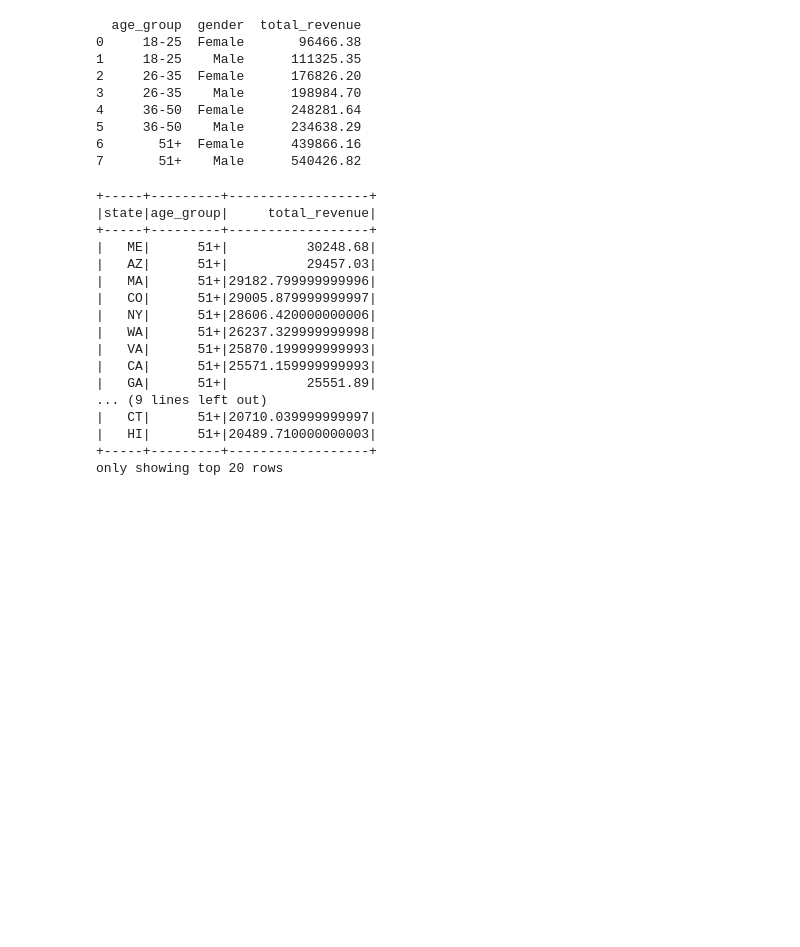
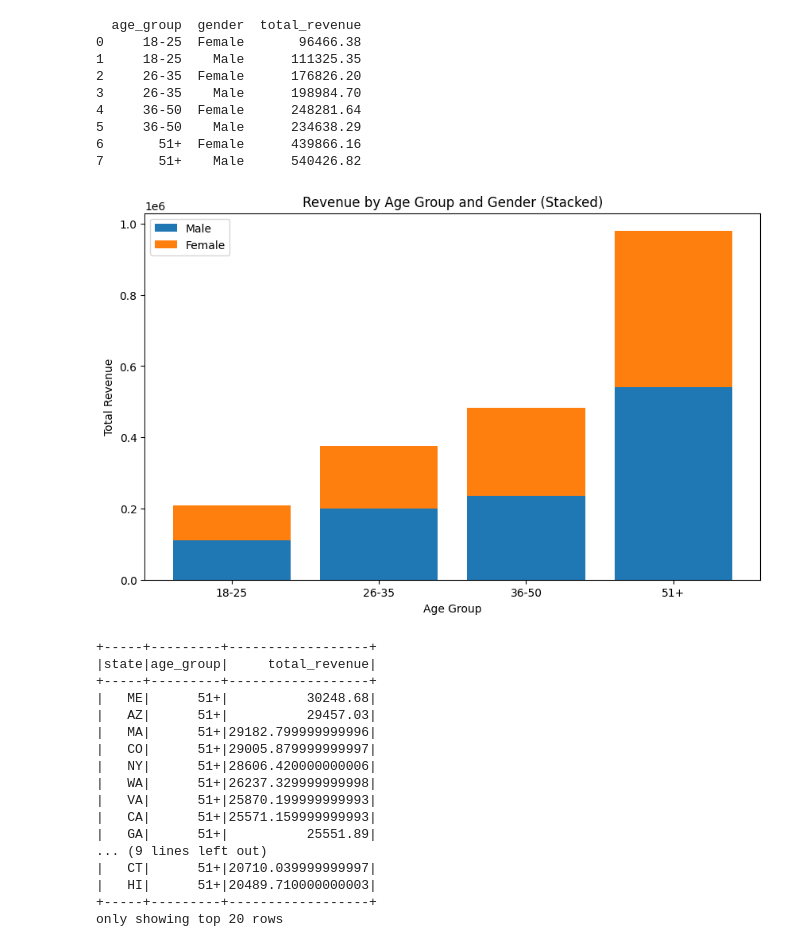
Before and after one commit to sydsailors/smart-store-sydney, a Jupyter notebook: custom/P7_Custom_BI.ipynb, the cells around one changed output. Drawn from its saved outputs; the diff is of its cells as text; code cells hidden in the pictures; blank space fills up the shorter version.

```diff
--- a/custom/P7_Custom_BI.ipynb
+++ b/custom/P7_Custom_BI.ipynb
@@ -201,4 +220,31 @@ print(dice_df.head(20))
 5     36-50    Male      234638.29
 6       51+  Female      439866.16
 7       51+    Male      540426.82
+# %%
+import matplotlib.pyplot as plt
+import numpy as np
+
+# Pivot the DataFrame so gender becomes columns
+pivot_df = dice_df.pivot(index='age_group', columns='gender', values='total_revenue')
+
+# Replace missing values with 0 (just in case)
+pivot_df = pivot_df.fillna(0)
+
+# X positions
+x = np.arange(len(pivot_df.index))
+
+plt.figure(figsize=(10,6))
+
+# Plot stacked bars
+bars_male = plt.bar(x, pivot_df['Male'], label='Male')
+bars_female = plt.bar(x, pivot_df['Female'], bottom=pivot_df['Male'], label='Female')
+
+plt.xlabel('Age Group')
+plt.ylabel('Total Revenue')
+plt.title('Revenue by Age Group and Gender (Stacked)')
+plt.xticks(x, pivot_df.index)
+plt.legend()
+plt.show()
+# %% [output]
+[figure, added]
 # %%
```
Also changed, not shown: parts of 6 cells of this notebook.
